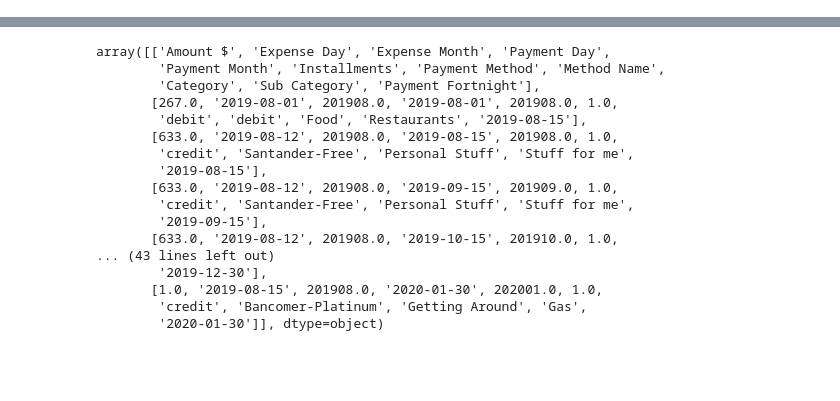
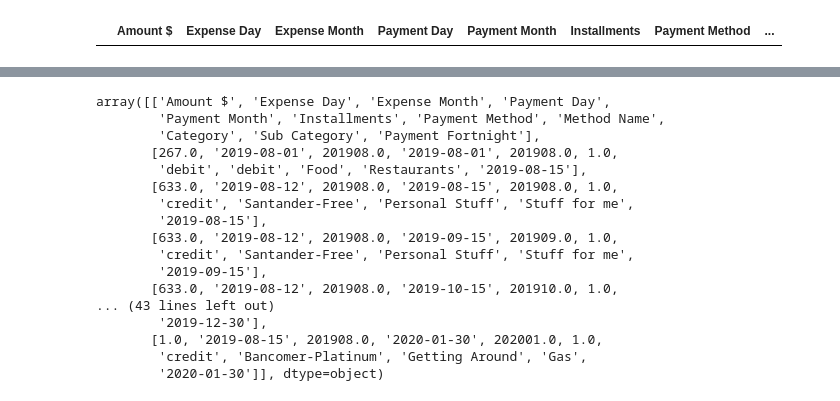
Before and after one commit to Jordi-Ab/personal_finance, a Jupyter notebook: write to google sheet.ipynb, the cells around one changed output, grey strips where cells are left out. Saved outputs shown, nothing was run; the diff lists cells and outputs as text; code cells hidden in the pictures; blank space fills up the shorter version.

Commit message:
implementing logic to read batch of expenses

```diff
--- a/write to google sheet.ipynb
+++ b/write to google sheet.ipynb
@@ -5,0 +44,19 @@ import helper_functions as hlp
+# %%
+cols = [
+    "Amount $",
+    "Expense Day",
+    "Expense Month",
+    "Payment Day",
+    "Payment Month",
+    "Installments",
+    "Payment Method",
+    "Method Name",
+    "Category",
+    "Sub Category",
+    "Payment Fortnight"
+]
+new_expenses_df = pd.DataFrame(columns=cols)
+# %%
+new_expenses_df
+# %% [output]
+|  | Amount $ | Expense Day | Expense Month | Payment Day | Payment Month | Installments | Payment Method | ... |
```
Also changed, not shown: parts of 12 cells of this notebook, 2 other files.
